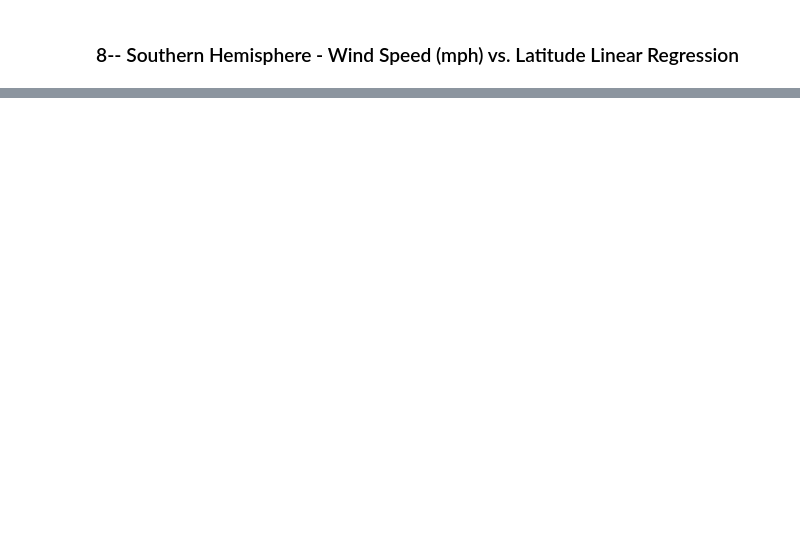
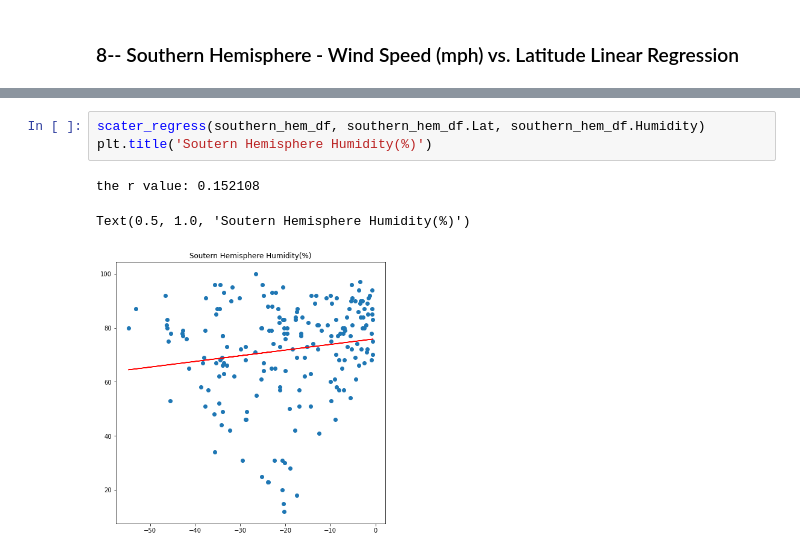
Before and after one commit to haipham0115/python-api-challenge, a Jupyter notebook: WeatherPy.ipynb, the cells around one changed output, grey strips where cells are left out. Cells and saved outputs as stored; diff of their text form; blank space fills up the shorter version.

```diff
--- a/WeatherPy.ipynb
+++ b/WeatherPy.ipynb
@@ -354,0 +380,7 @@ the r value: -0.322075
+# %%
+scater_regress(southern_hem_df, southern_hem_df.Lat, southern_hem_df.Humidity)
+plt.title('Soutern Hemisphere Humidity(%)')
+# %% [output]
+the r value: 0.152108
+Text(0.5, 1.0, 'Soutern Hemisphere Humidity(%)')
+[figure, added]
```
Also changed, not shown: parts of 23 cells of this notebook.
